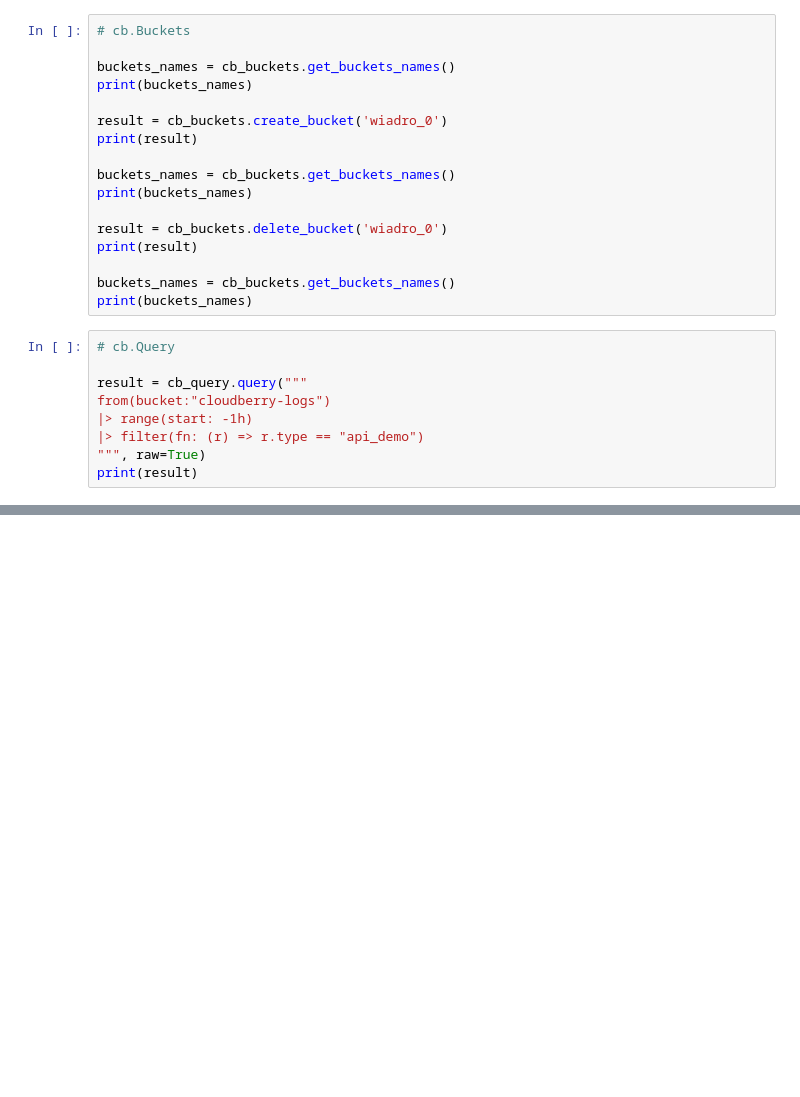
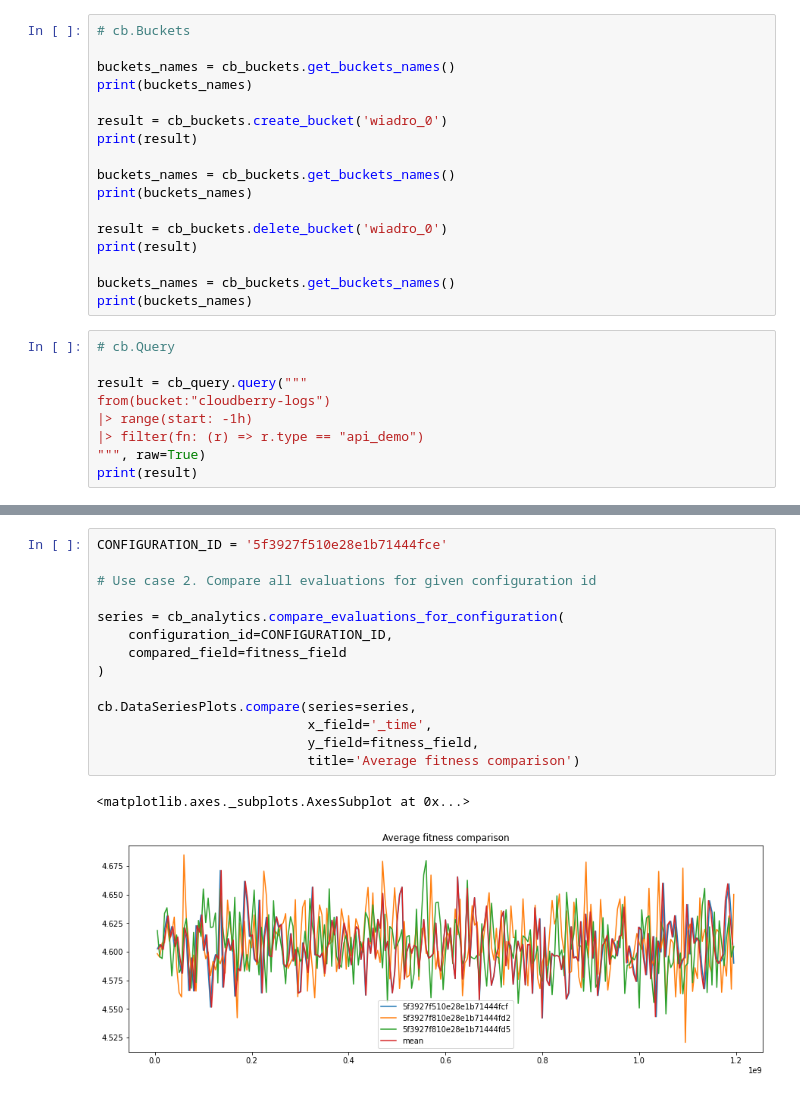
Before and after one commit to olliekrk/cloud-berry, a Jupyter notebook: cloudberry-py/example/cloudberry_demo.ipynb, the cells around one changed output, grey strips where cells are left out. Cells and saved outputs as stored; diff of their text form; blank space fills up the shorter version.

```diff
--- a/cloudberry-py/example/cloudberry_demo.ipynb
+++ b/cloudberry-py/example/cloudberry_demo.ipynb
@@ -131,0 +148,17 @@ TypeError: list indices must be integers or slices, not str
+# %%
+CONFIGURATION_ID = '5f3927f510e28e1b71444fce'
+
+# Use case 2. Compare all evaluations for given configuration id
+
+series = cb_analytics.compare_evaluations_for_configuration(
+    configuration_id=CONFIGURATION_ID,
+    compared_field=fitness_field
+)
+
+cb.DataSeriesPlots.compare(series=series,
+                           x_field='_time',
+                           y_field=fitness_field,
+                           title='Average fitness comparison')
+# %% [output]
+<matplotlib.axes._subplots.AxesSubplot at 0x...>
+[figure, added]
```
Also changed, not shown: parts of 9 cells of this notebook, 10 other files.
